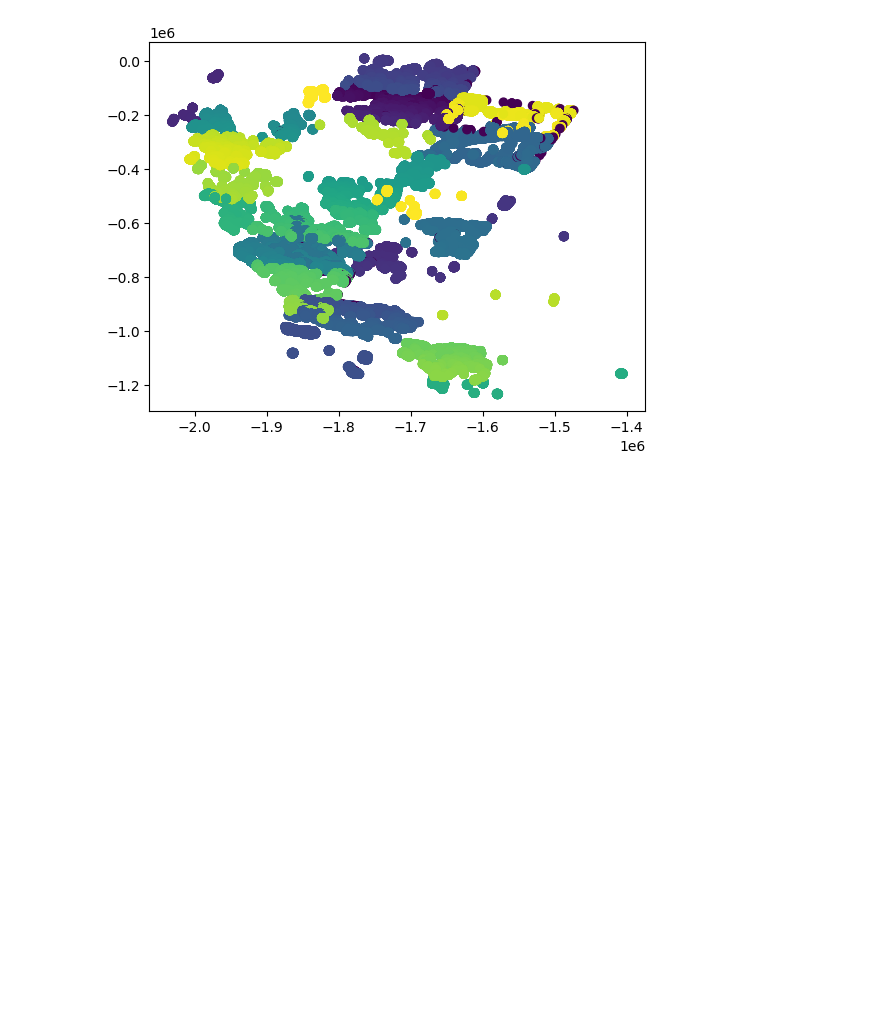
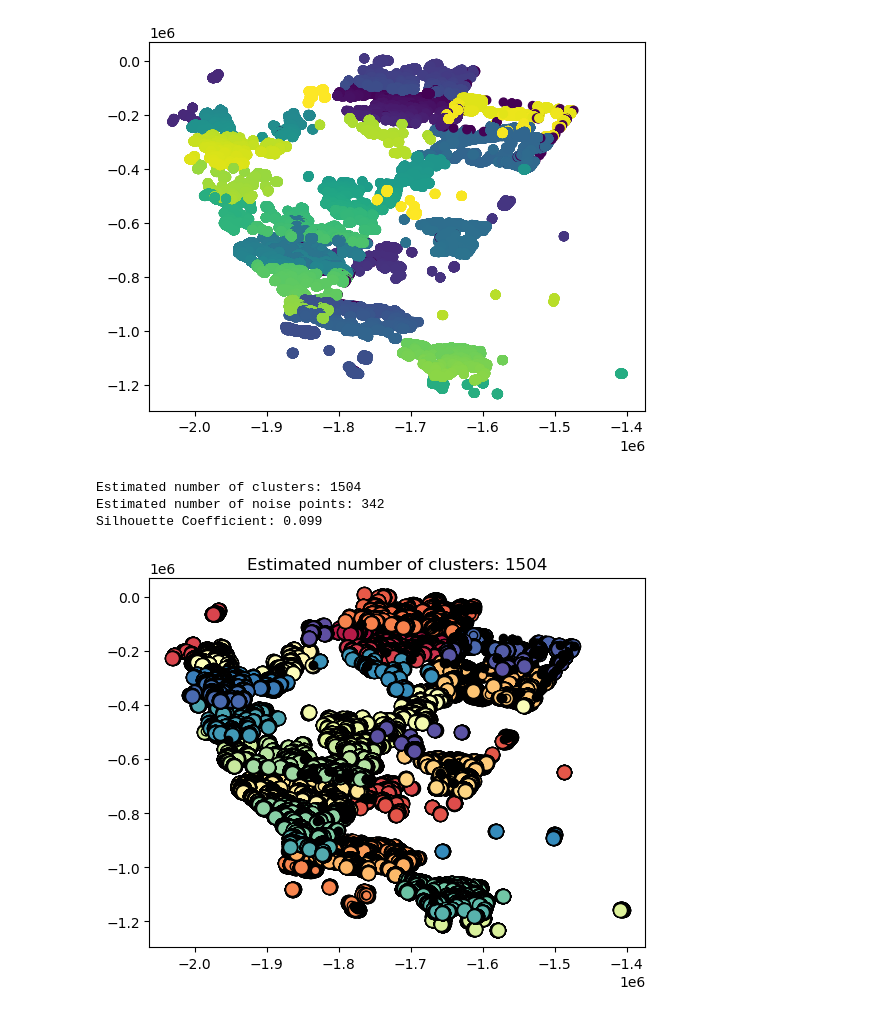
Before and after one commit to williamasesoftware/Clustering, a Jupyter notebook: DBSCAN/DBSCAN/DBSCAN_Ex.ipynb, the cells around one changed output. Saved outputs shown, nothing was run; the diff lists cells and outputs as text; code cells hidden in the pictures; blank space fills up the shorter version.

```diff
--- a/DBSCAN/DBSCAN/DBSCAN_Ex.ipynb
+++ b/DBSCAN/DBSCAN/DBSCAN_Ex.ipynb
@@ -164,3 +164,54 @@ plt.scatter(X33[:, 0], X33[:, 1], c=clusters)
 plt.show()
 # %% [output]
 [figure]
+# %%
+# Find the knee point in the plot
+knee = np.diff(distances, 1).argmax()
+eps = 1000
+
+# Run DBSCAN with selected eps value and min_samples=5
+dbscan = DBSCAN(eps=eps, min_samples=5)
+clusters = dbscan.fit_predict(X33)
+
+# Get the cluster labels
+labels = clusters
+
+# Number of clusters in labels, ignoring noise if present.
+n_clusters_ = len(set(labels)) - (1 if -1 in labels else 0)
+n_noise_ = list(labels).count(-1)
+
+print("Estimated number of clusters: %d" % n_clusters_)
+print("Estimated number of noise points: %d" % n_noise_)
+print(f"Silhouette Coefficient: {metrics.silhouette_score(X33, labels):.3f}")
+# %% [output]
+Estimated number of clusters: 1504
+Estimated number of noise points: 342
+Silhouette Coefficient: 0.099
+# %%
+# Plot clusters
+unique_labels = set(labels)
+core_samples_mask = np.zeros_like(labels, dtype=bool)
+core_samples_mask[dbscan.core_sample_indices_] = True
+
+colors = [plt.cm.Spectral(each) for each in np.linspace(0, 1, len(unique_labels))]
+for k, col in zip(unique_labels, colors):
+    if k == -1:
+        # Use black color for noise points
+        col = [0, 0, 0, 1]
+
+    class_member_mask = (labels == k)
+
+    # Plot core samples
+    xy = X33[class_member_mask & core_samples_mask]
+    plt.plot(xy[:, 0], xy[:, 1], 'o', markerfacecolor=tuple(col),
+             markeredgecolor='k', markersize=10)
+
+    # Plot non-core samples
+    xy = X33[class_member_mask & ~core_samples_mask]
+    plt.plot(xy[:, 0], xy[:, 1], 'o', markerfacecolor=tuple(col),
+             markeredgecolor='k', markersize=6)
+
+plt.title(f"Estimated number of clusters: {n_clusters_}")
+plt.show()
+# %% [output]
+[figure, added]
```
